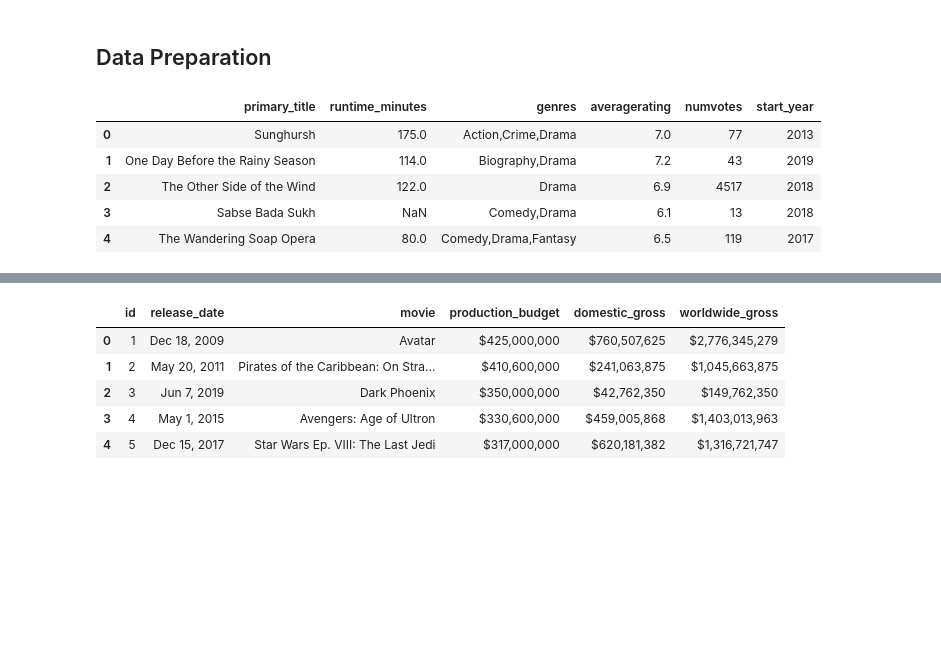
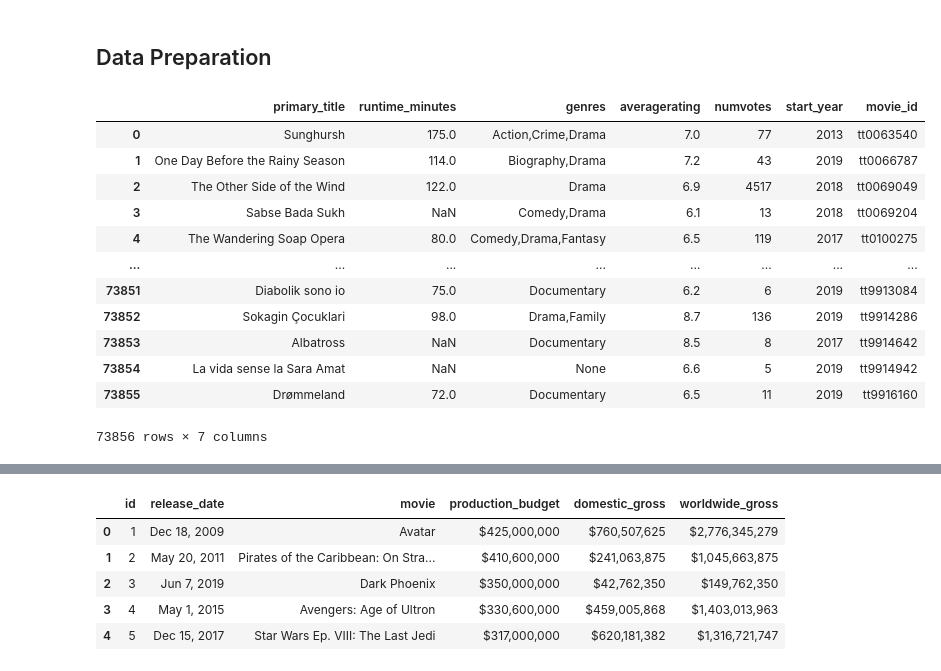
Before and after one commit to johnlocke333/movie_analysis, a Jupyter notebook: notebook.ipynb, the cells around one changed output, grey strips where cells are left out. Saved outputs shown, nothing was run; the diff lists cells and outputs as text; code cells hidden in the pictures; blank space fills up the shorter version.

```diff
--- a/notebook.ipynb
+++ b/notebook.ipynb
@@ -17,18 +20,25 @@ import matplotlib.patches as mpatches
 # %%
 conn = sqlite3.Connection('data/im.db')
 imdb_df = pd.read_sql("""
 
-SELECT primary_title, runtime_minutes, genres, averagerating, numvotes, start_year
+SELECT primary_title, runtime_minutes, genres, start_year, movie_id
 FROM movie_basics
 JOIN movie_ratings
 USING(movie_id)
 
 ;""",conn)
-imdb_df.head()
+imdb_df
 # %% [output]
-|  | primary_title | runtime_minutes | genres | averagerating | numvotes | start_year |
-| 0 | Sunghursh | 175.0 | Action,Crime,Drama | 7.0 | 77 | 2013 |
-| 1 | One Day Before the Rainy Season | 114.0 | Biography,Drama | 7.2 | 43 | 2019 |
-| 2 | The Other Side of the Wind | 122.0 | Drama | 6.9 | 4517 | 2018 |
-| 3 | Sabse Bada Sukh | NaN | Comedy,Drama | 6.1 | 13 | 2018 |
-| 4 | The Wandering Soap Opera | 80.0 | Comedy,Drama,Fantasy | 6.5 | 119 | 2017 |
+|  | primary_title | runtime_minutes | genres | averagerating | numvotes | start_year | movie_id |
+| 0 | Sunghursh | 175.0 | Action,Crime,Drama | 7.0 | 77 | 2013 | tt0063540 |
+| 1 | One Day Before the Rainy Season | 114.0 | Biography,Drama | 7.2 | 43 | 2019 | tt0066787 |
+| 2 | The Other Side of the Wind | 122.0 | Drama | 6.9 | 4517 | 2018 | tt0069049 |
+| 3 | Sabse Bada Sukh | NaN | Comedy,Drama | 6.1 | 13 | 2018 | tt0069204 |
+| 4 | The Wandering Soap Opera | 80.0 | Comedy,Drama,Fantasy | 6.5 | 119 | 2017 | tt0100275 |
+| ... | ... | ... | ... | ... | ... | ... | ... |
+| 73851 | Diabolik sono io | 75.0 | Documentary | 6.2 | 6 | 2019 | tt9913084 |
+| 73852 | Sokagin Çocuklari | 98.0 | Drama,Family | 8.7 | 136 | 2019 | tt9914286 |
+| 73853 | Albatross | NaN | Documentary | 8.5 | 8 | 2017 | tt9914642 |
+| 73854 | La vida sense la Sara Amat | NaN | None | 6.6 | 5 | 2019 | tt9914942 |
+| 73855 | Drømmeland | 72.0 | Documentary | 6.5 | 11 | 2019 | tt9916160 |
+73856 rows × 7 columns
```
Also changed, not shown: parts of 103 cells of this notebook.
